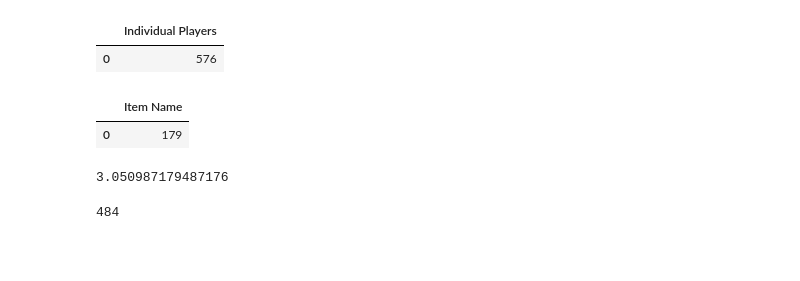
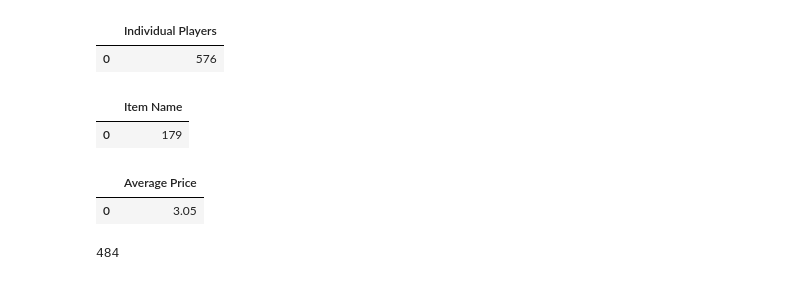
Before and after one commit to tidepooler/HeroesOfPymoli, a Jupyter notebook: Heroes_of_Pymoli.ipynb, the cells around one changed output. Drawn from its saved outputs; the diff is of its cells as text; code cells hidden in the pictures; blank space fills up the shorter version.

Commit message:
Add files via upload
Determine the average price of items, in a dataframe, and round up to two decimals.

```diff
--- a/Heroes_of_Pymoli.ipynb
+++ b/Heroes_of_Pymoli.ipynb
@@ -43,13 +43,12 @@ unique_items
 | 0 | 179 |
 # %%
 #Average Purchase Price:
-
-purchase_price = df_purchase_data["Price"].mean()
-purchase_price
-
-#round up to two decimals?
+purchase_price = pd.DataFrame([{"Average Price": df_purchase_data["Price"].mean()}])
+#Round average purchase price:
+purchase_price.round(2)
 # %% [output]
-3.050987179487176
+|  | Average Price |
+| 0 | 3.05 |
 # %%
 #ANALYZE GENDER DEMOGRAPHICS:
 # % and Count of Male Players, % and Count of Female Players, % and Count of Other/Non-disclosed Players
```
